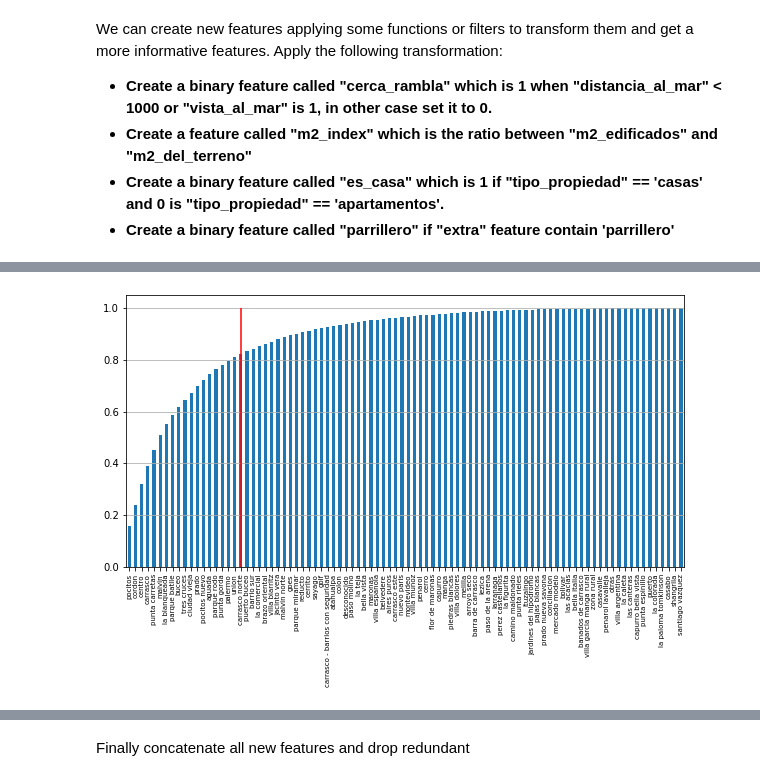
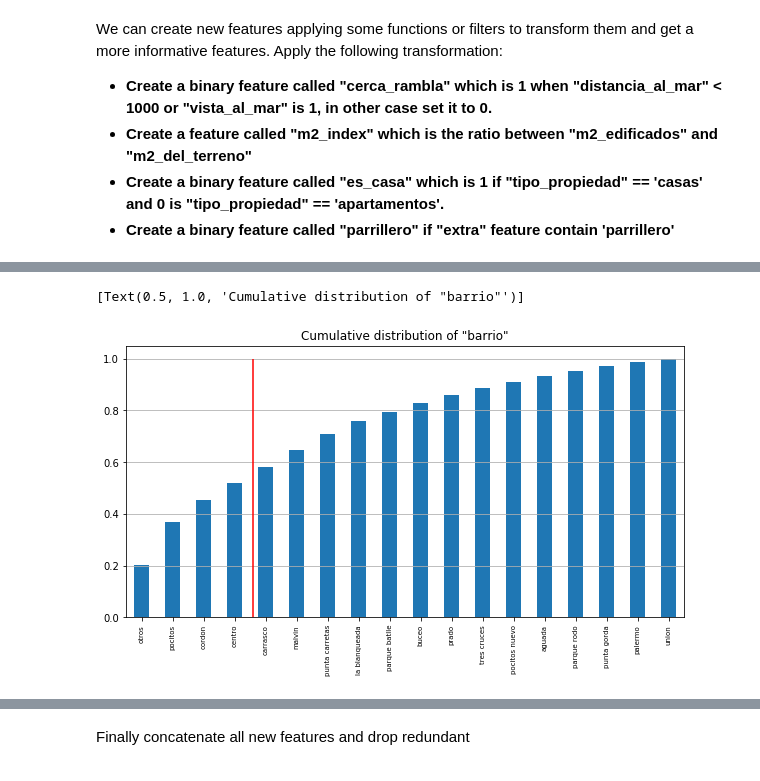
Before and after one commit to creyesp/houses-project, a Jupyter notebook: notebooks/First_day_workshop_solution.ipynb, the cells around one changed output, grey strips where cells are left out. Saved outputs shown, nothing was run; the diff lists cells and outputs as text; code cells hidden in the pictures.

```diff
--- a/notebooks/First_day_workshop_solution.ipynb
+++ b/notebooks/First_day_workshop_solution.ipynb
@@ -428,0 +640,6 @@ columns_to_analyze = [
+# %%
+# Fill missing categories
+df_clean['zona'].fillna('desconocido', inplace=True)
+df_clean['disposicion'].fillna('otra', inplace=True)
+df_clean['tipo_propiedad'].fillna('otros', inplace=True)
+df_clean['estado'].fillna('otro', inplace=True)
@@ -428,0 +698,13 @@ columns_to_analyze = [
+# %%
+mask_outliers = (
+    (df_clean['banos'].between(1, 3))
+    & (df_clean['dormitorios'].between(0, 5))
+    & (df_clean['garajes'].between(0, 4))
+    & (df_clean['m2_de_la_terraza'].between(0, 400))
+    & (df_clean['m2_edificados'] >= 20)
+    & (df_clean['m2_del_terreno']>= 20)
+    & (df_clean['gastos_comunes'].between(0, 5e4))
+    & (df_clean['precio'].between(1e4, 2e6))
+    & (df_clean['ano_de_construccion'].fillna(2000).between(1880, 2019))
+)
+mask_outliers.sum()
@@ -457,6 +749,6 @@ dtype: object
 # %%
-df_num = df[columns_to_analyze].select_dtypes(include='number')
-df_obj = df[columns_to_analyze].select_dtypes(include='object')
+df_num = df_clean[mask_outliers].select_dtypes(include='number')
+df_obj = df_clean[mask_outliers].select_dtypes(include='object')
 
 print('Numerical columns: {}\n'.format(df_num.columns.tolist()))
 print('Caterorial columns: {}'.format(df_obj.columns.tolist()))
@@ -511,8 +759,3 @@ For categorical feature we can add a new category to fill missing values
-# %%
-# Fill missing categories
-df_obj['barrio'].fillna('desconocido', inplace=True)
-df_obj['disposicion'].fillna('otro', inplace=True)
-df_obj['tipo_propiedad'].fillna('otros', inplace=True)
 # %% [markdown]
  ## Feature transformation
 # %% [markdown]
@@ -568,10 +804,12 @@ One useful transformation is [80/20 rule or Pareto Rule](https://en.wikipedia.or
 <img src="https://www.dansilvestre.com/wp-content/uploads/2017/12/DanSilvestre.com_-1.png" width="50%"/>
 # %%
 f, ax = plt.subplots(figsize=(10,5))
-(df_obj['barrio'].value_counts().cumsum()/df_obj['barrio'].count()).plot(kind='bar', ax=ax)
-ax.vlines(0.2*df_obj['barrio'].unique().shape[0], 0, 1, color='r')
+(df_obj['zona'].value_counts().cumsum()/df_obj['zona'].count()).plot(kind='bar', ax=ax)
+ax.vlines(0.2*df_obj['zona'].unique().shape[0], 0, 1, color='r')
 for tick in ax.xaxis.get_major_ticks():
     tick.label.set_fontsize('x-small')
 ax.grid(axis='y')
+ax.set(title='Cumulative distribution of "barrio"')
 # %% [output]
+[Text(0.5, 1.0, 'Cumulative distribution of "barrio"')]
-[figure, old version]
+[figure, new version]
```
Also changed, not shown: parts of 113 cells of this notebook, 9 other files.
